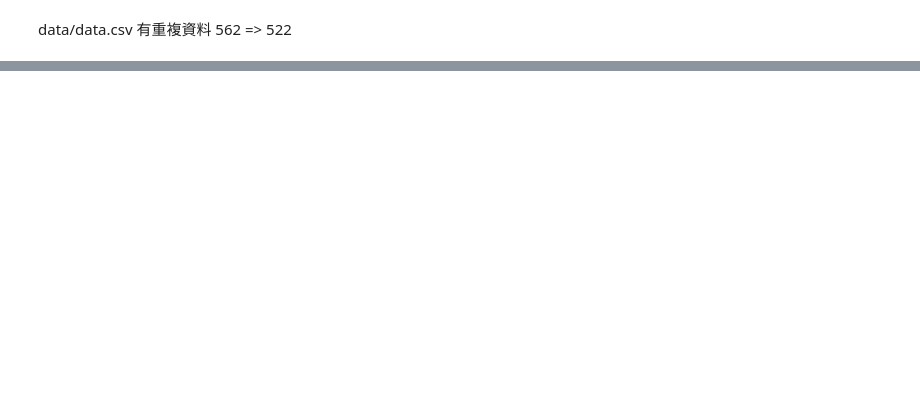
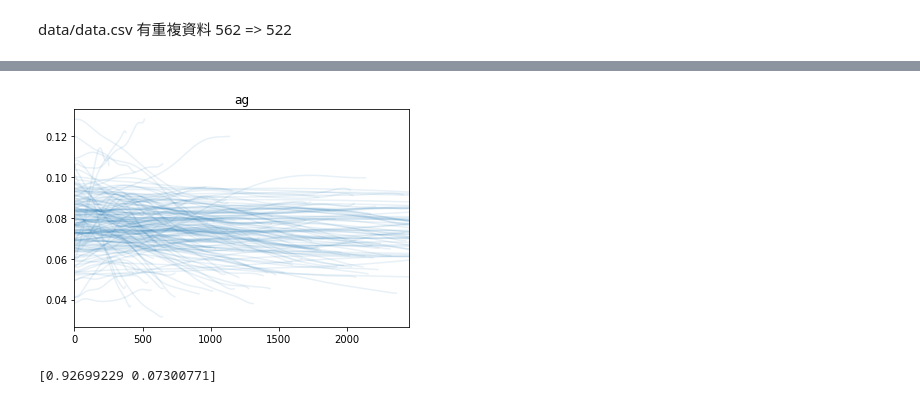
Before and after one commit to JiandeWuu/sixthTool, a Jupyter notebook: test.ipynb, the cells around one changed output, grey strips where cells are left out. Saved outputs shown, nothing was run; the diff lists cells and outputs as text; code cells hidden in the pictures; blank space fills up the shorter version.

```diff
--- a/test.ipynb
+++ b/test.ipynb
@@ -107,3 +81,0 @@ scores = cross_val_score(clf, train_x, train_y, cv=10)
-# %%
-clf = svm.SVC(kernel='linear', C=1, class_weight='balanced').fit(train_x, train_y)
-clf.score(vild_x, vild_y)
@@ -111,0 +171,17 @@ clf.score(vild_x, vild_y)
+# %%
+nuc_df = data_df[data_df["loc"] == "Nucleus"]
+nuc_l = nuc_df.loc[:, ["len"]].to_numpy()
+len_v = int((len(col)-2) / 11)
+
+for i in range(len_v):
+    for z, l in zip(nuc_df.loc[:, col[11*i:11*i+11]].to_numpy(), nuc_l):
+        t = np.arange(0, l, 0.01)
+        p = np.poly1d(z)
+
+        plt.plot(t, p(t), alpha=0.1, color="#1f77b4")
+    plt.xlim(0, np.average(nuc_l))
+    plt.title(vocab[i])
+    plt.show()
+    break
+# %% [output]
+[figure, added]
@@ -111,0 +231,12 @@ clf.score(vild_x, vild_y)
+# %%
+x = x_train
+y = y_train
+# y = np.where(y == "Cytosolic" , 1, 0)
+
+unique, counts = np.unique(y, return_counts=True)
+
+y_weight = np.unique(y, return_counts=True)[1] / len(y)
+y_weight = np.abs(y_weight - 1)
+print(y_weight)
+# %% [output]
+[0.92699229 0.07300771]
```
Also changed, not shown: parts of 29 cells of this notebook, 26 other files.
